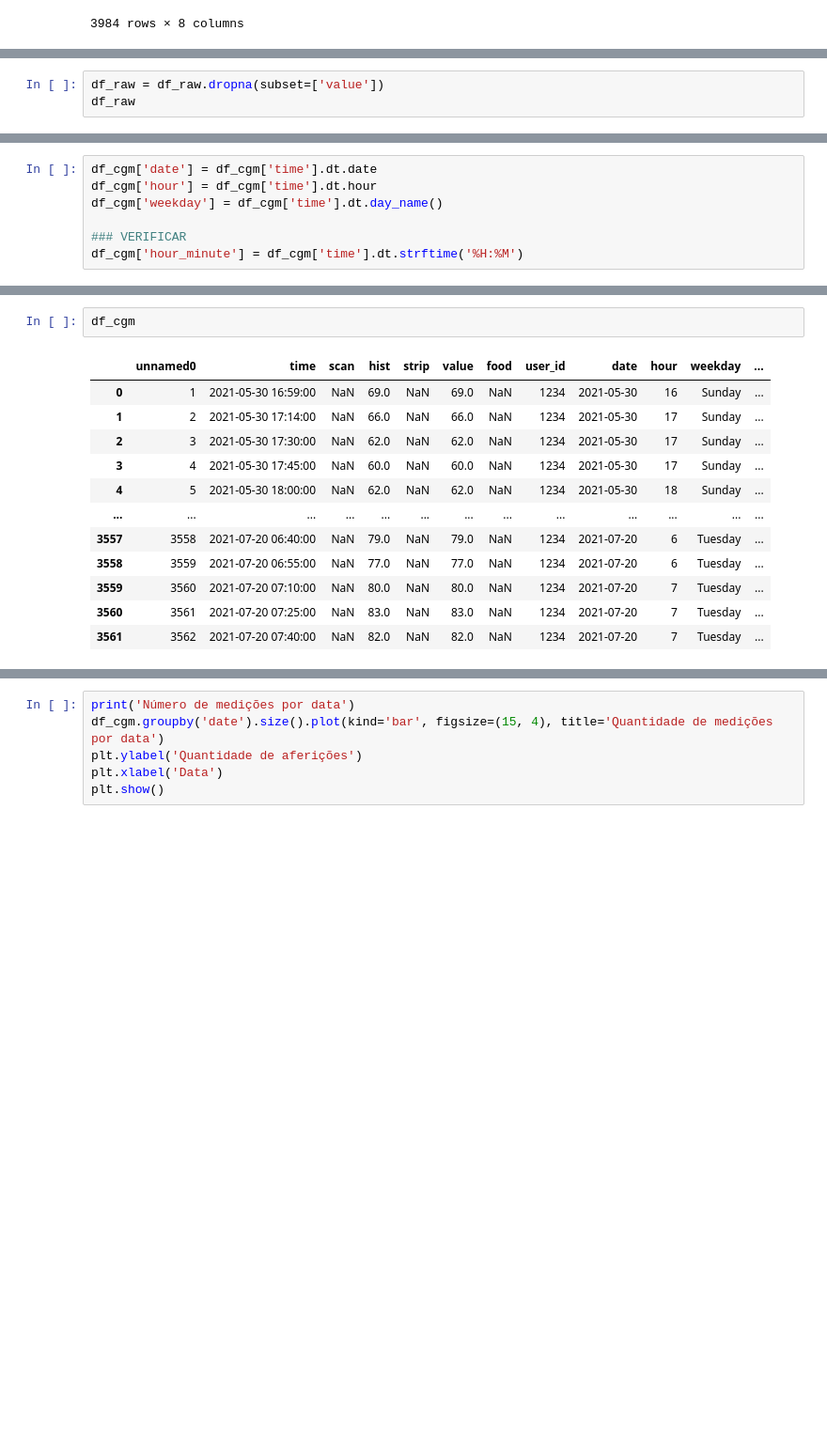
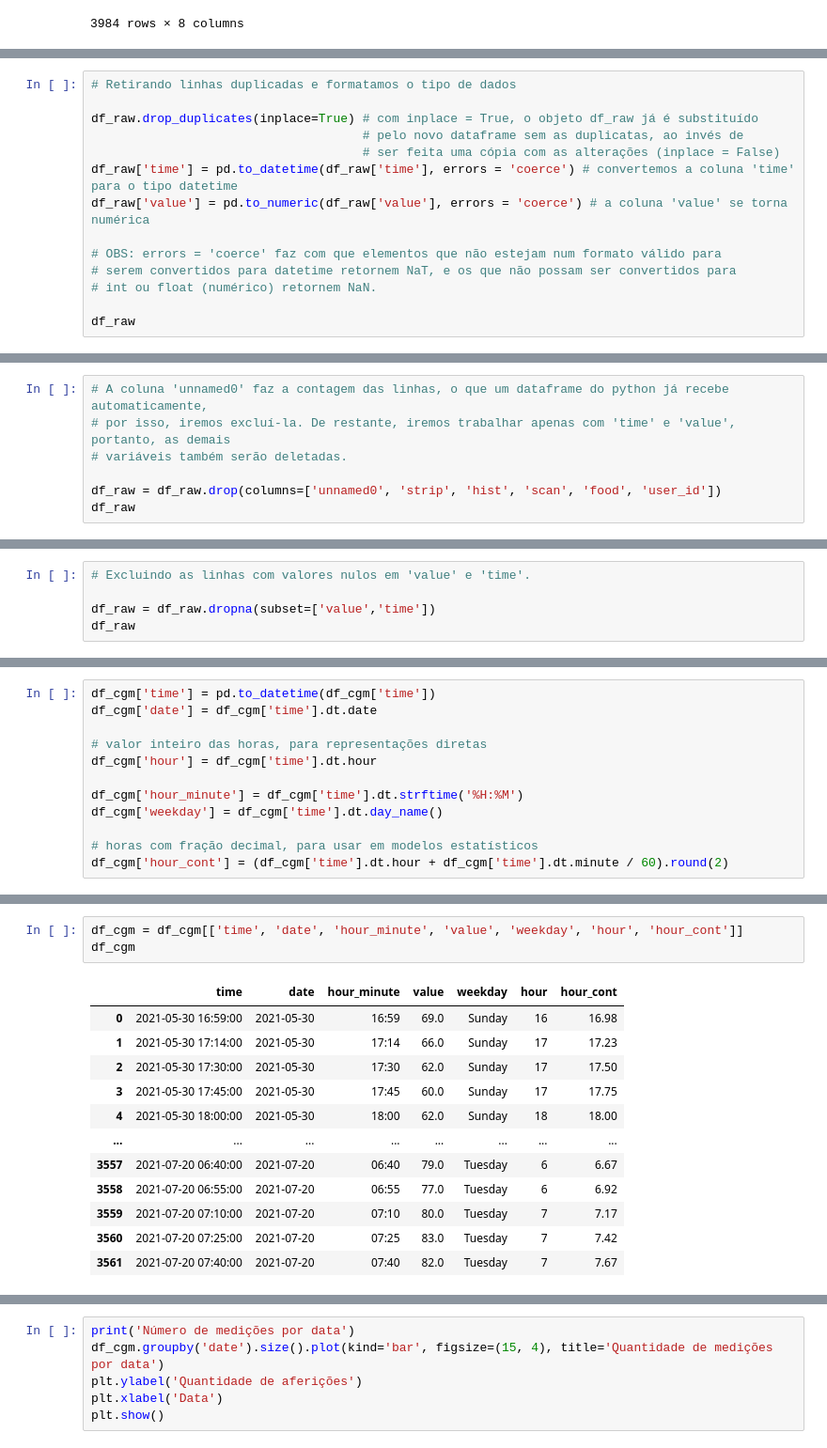
Before and after one commit to teco-insights/continuous-glucose-monitoring, a Jupyter notebook: continuous_glucose_monitoring.ipynb, the cells around one changed output, grey strips where cells are left out. Shown at 94% size. Cells and saved outputs as stored; diff of their text form; blank space fills up the shorter version.

```diff
--- a/continuous_glucose_monitoring.ipynb
+++ b/continuous_glucose_monitoring.ipynb
@@ -51,0 +67,14 @@ df_raw
+# %%
+# Retirando linhas duplicadas e formatamos o tipo de dados
+
+df_raw.drop_duplicates(inplace=True) # com inplace = True, o objeto df_raw já é substituído
+                                     # pelo novo dataframe sem as duplicatas, ao invés de
+                                     # ser feita uma cópia com as alterações (inplace = False)
+df_raw['time'] = pd.to_datetime(df_raw['time'], errors = 'coerce') # convertemos a coluna 'time' para o tipo datetime
+df_raw['value'] = pd.to_numeric(df_raw['value'], errors = 'coerce') # a coluna 'value' se torna numérica
+
+# OBS: errors = 'coerce' faz com que elementos que não estejam num formato válido para
+# serem convertidos para datetime retornem NaT, e os que não possam ser convertidos para
+# int ou float (numérico) retornem NaN.
+
+df_raw
@@ -51,0 +95,7 @@ df_raw
+# %%
+# A coluna 'unnamed0' faz a contagem das linhas, o que um dataframe do python já recebe automaticamente,
+# por isso, iremos excluí-la. De restante, iremos trabalhar apenas com 'time' e 'value', portanto, as demais
+# variáveis também serão deletadas.
+
+df_raw = df_raw.drop(columns=['unnamed0', 'strip', 'hist', 'scan', 'food', 'user_id'])
+df_raw
@@ -83,5 +150,7 @@ user_id        0
 dtype: int64
 # %%
-df_raw = df_raw.dropna(subset=['value'])
+# Excluindo as linhas com valores nulos em 'value' e 'time'.
+
+df_raw = df_raw.dropna(subset=['value','time'])
 df_raw
 # %% [output]
@@ -119,7 +186,12 @@ df_cgm = df_raw[(df_raw['value'] > 0) & (df_raw['value'] < 500)]
 # %%
+df_cgm['time'] = pd.to_datetime(df_cgm['time'])
 df_cgm['date'] = df_cgm['time'].dt.date
+
+# valor inteiro das horas, para representações diretas
 df_cgm['hour'] = df_cgm['time'].dt.hour
+
+df_cgm['hour_minute'] = df_cgm['time'].dt.strftime('%H:%M')
 df_cgm['weekday'] = df_cgm['time'].dt.day_name()
 
-### VERIFICAR
-df_cgm['hour_minute'] = df_cgm['time'].dt.strftime('%H:%M')
+# horas com fração decimal, para usar em modelos estatísticos
+df_cgm['hour_cont'] = (df_cgm['time'].dt.hour + df_cgm['time'].dt.minute / 60).round(2)
@@ -126,15 +200,16 @@ df_cgm['hour_minute'] = df_cgm['time'].dt.strftime('%H:%M')
 # %%
+df_cgm = df_cgm[['time', 'date', 'hour_minute', 'value', 'weekday', 'hour', 'hour_cont']]
 df_cgm
 # %% [output]
-|  | unnamed0 | time | scan | hist | strip | value | food | user_id | date | hour | weekday | ... |
-| 0 | 1 | 2021-05-30 16:59:00 | NaN | 69.0 | NaN | 69.0 | NaN | 1234 | 2021-05-30 | 16 | Sunday | ... |
-| 1 | 2 | 2021-05-30 17:14:00 | NaN | 66.0 | NaN | 66.0 | NaN | 1234 | 2021-05-30 | 17 | Sunday | ... |
-| 2 | 3 | 2021-05-30 17:30:00 | NaN | 62.0 | NaN | 62.0 | NaN | 1234 | 2021-05-30 | 17 | Sunday | ... |
-| 3 | 4 | 2021-05-30 17:45:00 | NaN | 60.0 | NaN | 60.0 | NaN | 1234 | 2021-05-30 | 17 | Sunday | ... |
-| 4 | 5 | 2021-05-30 18:00:00 | NaN | 62.0 | NaN | 62.0 | NaN | 1234 | 2021-05-30 | 18 | Sunday | ... |
-| ... | ... | ... | ... | ... | ... | ... | ... | ... | ... | ... | ... | ... |
-| 3557 | 3558 | 2021-07-20 06:40:00 | NaN | 79.0 | NaN | 79.0 | NaN | 1234 | 2021-07-20 | 6 | Tuesday | ... |
-| 3558 | 3559 | 2021-07-20 06:55:00 | NaN | 77.0 | NaN | 77.0 | NaN | 1234 | 2021-07-20 | 6 | Tuesday | ... |
-| 3559 | 3560 | 2021-07-20 07:10:00 | NaN | 80.0 | NaN | 80.0 | NaN | 1234 | 2021-07-20 | 7 | Tuesday | ... |
-| 3560 | 3561 | 2021-07-20 07:25:00 | NaN | 83.0 | NaN | 83.0 | NaN | 1234 | 2021-07-20 | 7 | Tuesday | ... |
-| 3561 | 3562 | 2021-07-20 07:40:00 | NaN | 82.0 | NaN | 82.0 | NaN | 1234 | 2021-07-20 | 7 | Tuesday | ... |
+|  | time | date | hour_minute | value | weekday | hour | hour_cont |
+| 0 | 2021-05-30 16:59:00 | 2021-05-30 | 16:59 | 69.0 | Sunday | 16 | 16.98 |
+| 1 | 2021-05-30 17:14:00 | 2021-05-30 | 17:14 | 66.0 | Sunday | 17 | 17.23 |
+| 2 | 2021-05-30 17:30:00 | 2021-05-30 | 17:30 | 62.0 | Sunday | 17 | 17.50 |
+| 3 | 2021-05-30 17:45:00 | 2021-05-30 | 17:45 | 60.0 | Sunday | 17 | 17.75 |
+| 4 | 2021-05-30 18:00:00 | 2021-05-30 | 18:00 | 62.0 | Sunday | 18 | 18.00 |
+| ... | ... | ... | ... | ... | ... | ... | ... |
+| 3557 | 2021-07-20 06:40:00 | 2021-07-20 | 06:40 | 79.0 | Tuesday | 6 | 6.67 |
+| 3558 | 2021-07-20 06:55:00 | 2021-07-20 | 06:55 | 77.0 | Tuesday | 6 | 6.92 |
+| 3559 | 2021-07-20 07:10:00 | 2021-07-20 | 07:10 | 80.0 | Tuesday | 7 | 7.17 |
+| 3560 | 2021-07-20 07:25:00 | 2021-07-20 | 07:25 | 83.0 | Tuesday | 7 | 7.42 |
+| 3561 | 2021-07-20 07:40:00 | 2021-07-20 | 07:40 | 82.0 | Tuesday | 7 | 7.67 |
```
Also changed, not shown: parts of 35 cells of this notebook.
